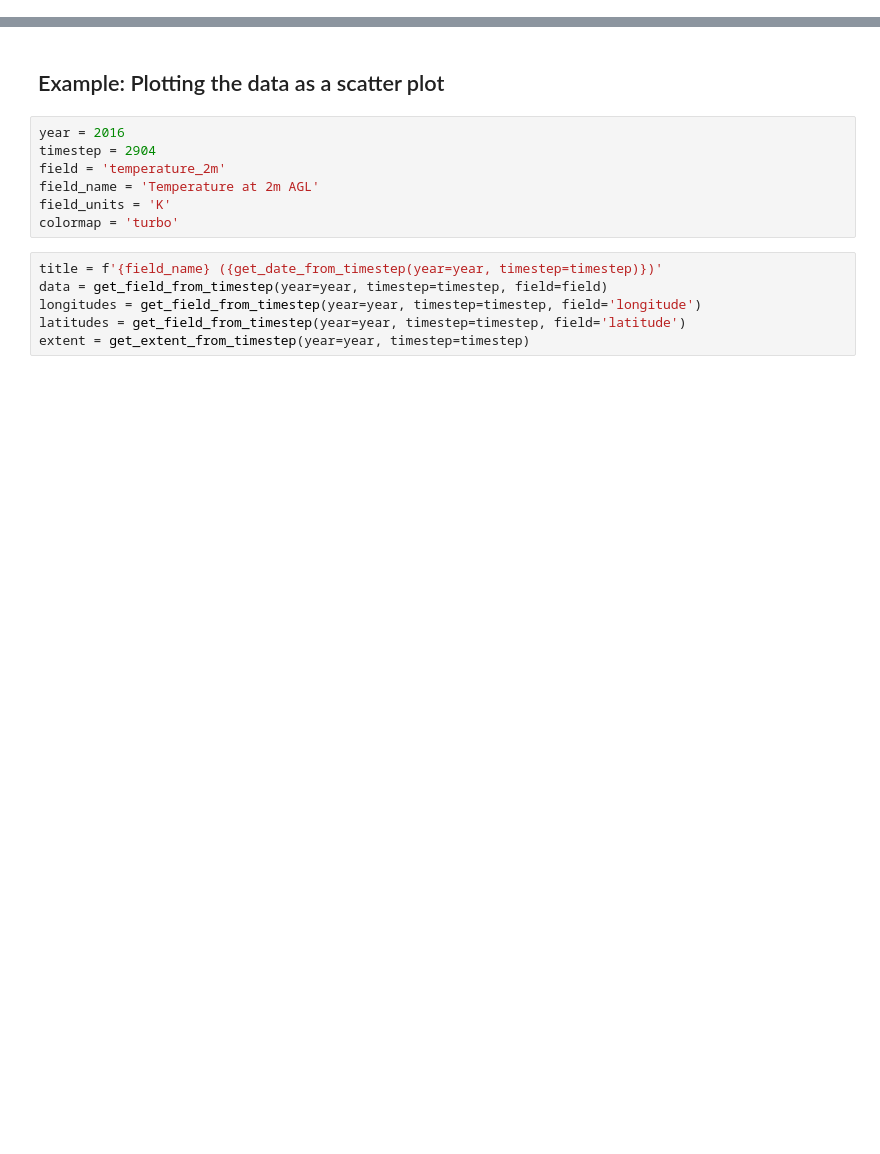
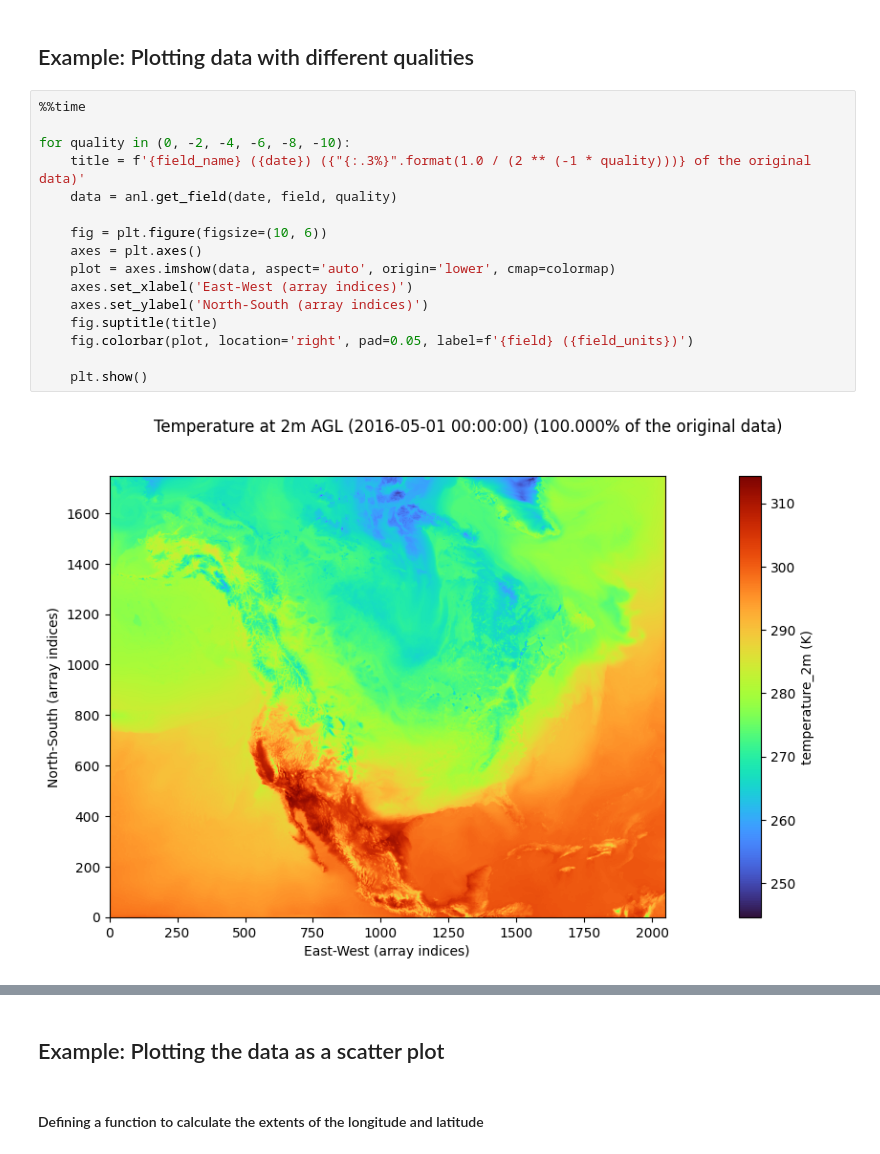
Before and after one commit to sci-visus/NSDF-examples, a Jupyter notebook: climate/ANL_view_field.ipynb, the cells around one changed output, grey strips where cells are left out. Drawn from its saved outputs; the diff is of its cells as text; blank space fills up the shorter version.

```diff
--- a/climate/ANL_view_field.ipynb
+++ b/climate/ANL_view_field.ipynb
@@ -39,0 +39,20 @@ def get_extent_from_timestep(year: int, timestep: int):
+# %% [markdown]
+## Example: Plotting data with different qualities
+# %%
+%%time
+
+for quality in (0, -2, -4, -6, -8, -10):
+    title = f'{field_name} ({date}) ({"{:.3%}".format(1.0 / (2 ** (-1 * quality)))} of the original data)'
+    data = anl.get_field(date, field, quality)
+
+    fig = plt.figure(figsize=(10, 6))
+    axes = plt.axes()
+    plot = axes.imshow(data, aspect='auto', origin='lower', cmap=colormap)
+    axes.set_xlabel('East-West (array indices)')
+    axes.set_ylabel('North-South (array indices)')
+    fig.suptitle(title)
+    fig.colorbar(plot, location='right', pad=0.05, label=f'{field} ({field_units})')
+
+    plt.show()
+# %% [output]
+[figure, added]
@@ -40,15 +66,4 @@ def get_extent_from_timestep(year: int, timestep: int):
 # %% [markdown]
 ## Example: Plotting the data as a scatter plot
-# %%
-year = 2016
-timestep = 2904
-field = 'temperature_2m'
-field_name = 'Temperature at 2m AGL'
-field_units = 'K'
-colormap = 'turbo'
-# %%
-title = f'{field_name} ({get_date_from_timestep(year=year, timestep=timestep)})'
-data = get_field_from_timestep(year=year, timestep=timestep, field=field)
-longitudes = get_field_from_timestep(year=year, timestep=timestep, field='longitude')
-latitudes = get_field_from_timestep(year=year, timestep=timestep, field='latitude')
-extent = get_extent_from_timestep(year=year, timestep=timestep)
+# %% [markdown]
+#### Defining a function to calculate the extents of the longitude and latitude
```
Also changed, not shown: parts of 15 cells of this notebook, 1 other file.
